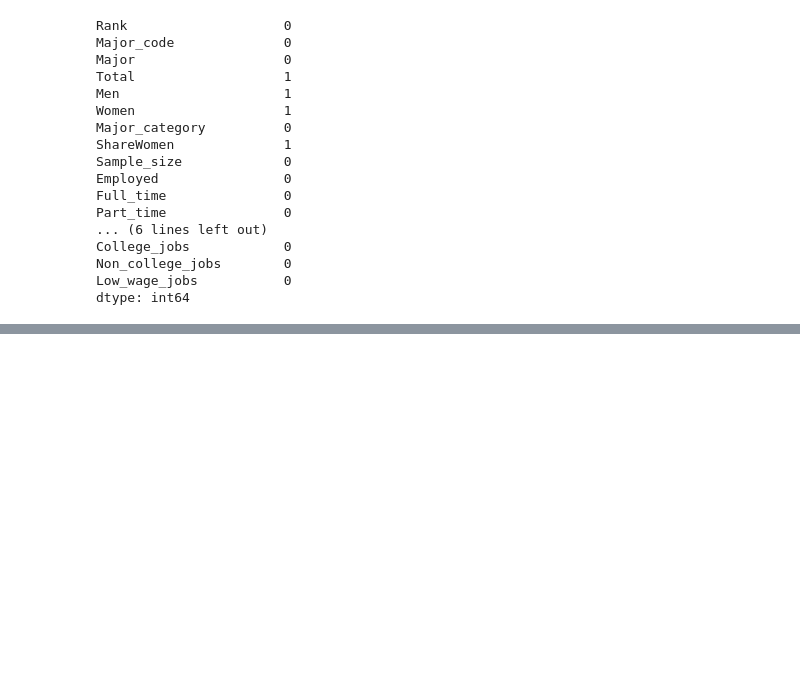
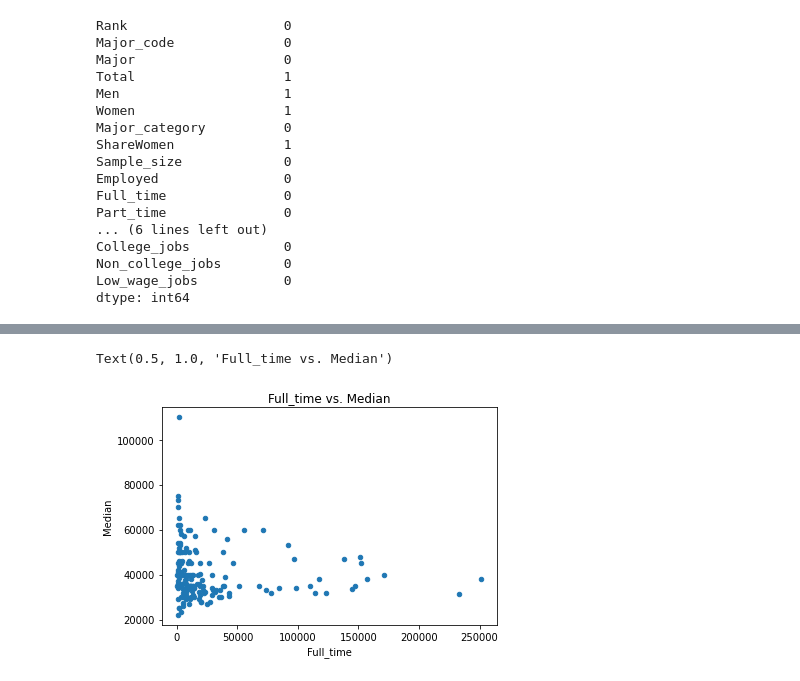
Before and after one commit to preethamdnr/Data-Visualisation, a Jupyter notebook: Data_Visualising.ipynb, the cells around one changed output, grey strips where cells are left out. Drawn from its saved outputs; the diff is of its cells as text; code cells hidden in the pictures; blank space fills up the shorter version.

```diff
--- a/Data_Visualising.ipynb
+++ b/Data_Visualising.ipynb
@@ -75,0 +92,6 @@ dtype: int64
+# %%
+axis = df.plot(x='Full_time', y='Median', kind='scatter')
+axis.set_title('Full_time vs. Median')
+# %% [output]
+Text(0.5, 1.0, 'Full_time vs. Median')
+[figure, added]
```
Also changed, not shown: parts of 12 cells of this notebook, 1 other file.
